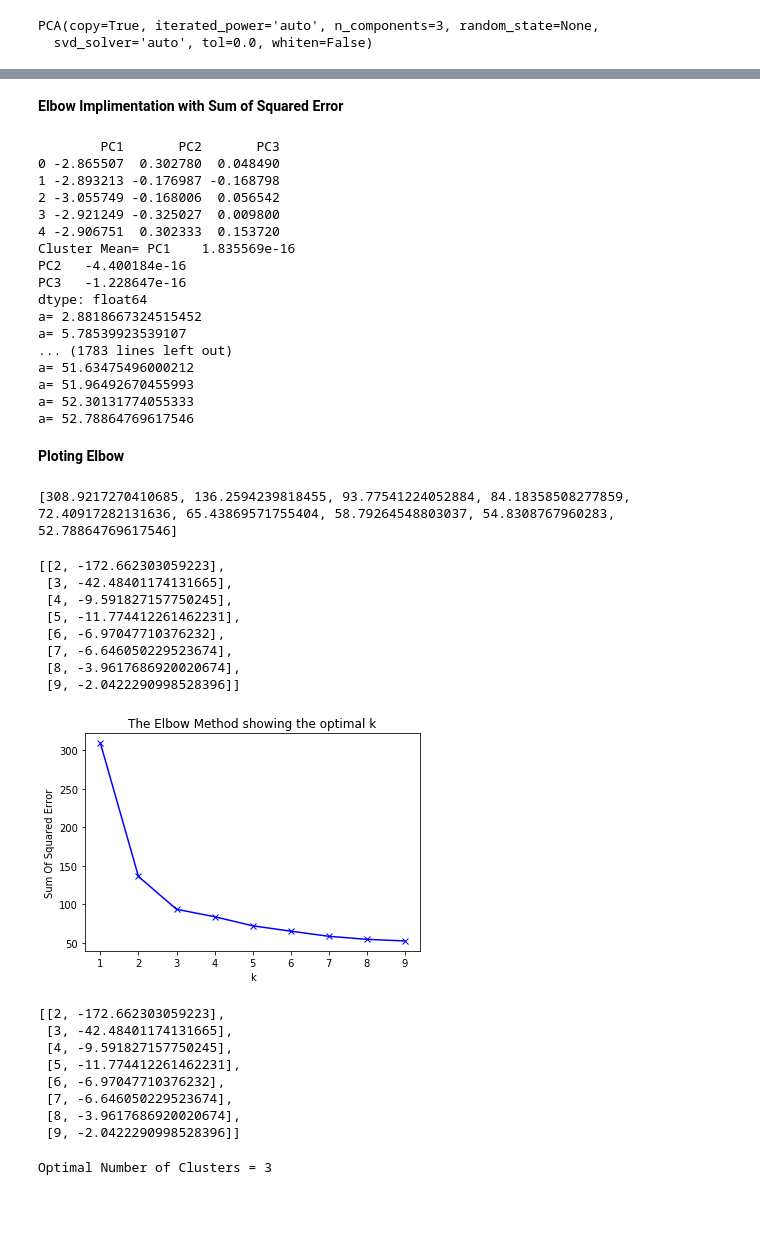
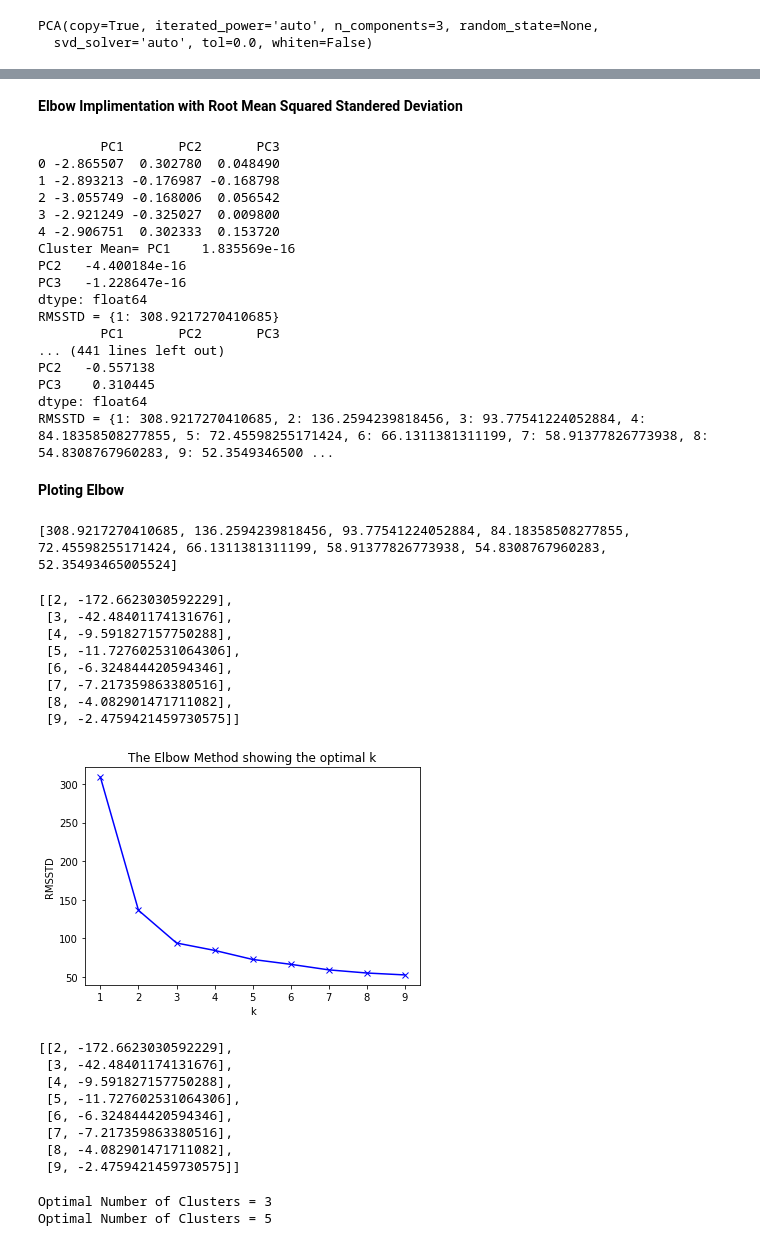
Before and after one commit to shobhitagrawal24/MasterThesis, a Jupyter notebook: Analysis/Iris/Elbow Method/Elbow with RMSSTD.ipynb, the cells around one changed output, grey strips where cells are left out. Saved outputs shown, nothing was run; the diff lists cells and outputs as text; code cells hidden in the pictures; blank space fills up the shorter version.

```diff
--- a/Analysis/Iris/Elbow Method/Elbow with RMSSTD.ipynb
+++ b/Analysis/Iris/Elbow Method/Elbow with RMSSTD.ipynb
@@ -60,12 +60,12 @@ array([[-2.86550669e+00,  3.02780442e-01,  4.84897211e-02],
 # %%
 sample = df_3d
 # %% [markdown]
-**Elbow Implimentation with Sum of Squared Error**
+**Elbow Implimentation with Root Mean Squared Standered Deviation**
 # %%
-SSE={}
+RMSSTD={}
 K = range(1,10)
 for k in K :
-    SSE[k]=0
+    RMSSTD[k]=0
     kmeansModel = KMeans(n_clusters=k)
     labels= kmeansModel.fit_predict(sample)
     centers = kmeansModel.cluster_centers_
@@ -83,11 +83,8 @@ for k in K :
             b=(row["PC2"]-cluster_mean["PC2"])**2
             c=(row["PC3"]-cluster_mean["PC3"])**2
             err=math.sqrt(a+b+c)
-            SSE[k]=SSE[k]+err
-            print("a= "+str(SSE[k]))
-            #print("//")
-        #print(g/len(cluster_datapoints["PC1"]))
-    #print(SSE)
+            RMSSTD[k]=RMSSTD[k]+err
+    print("RMSSTD = "+str(RMSSTD))
 # %% [output]
         PC1       PC2       PC3
 0 -2.865507  0.302780  0.048490
@@ -99,19 +96,19 @@ Cluster Mean= PC1    1.835569e-16
 PC2   -4.400184e-16
 PC3   -1.228647e-16
 dtype: float64
-a= 2.8818667324515452
-a= 5.78539923539107
-... (1783 lines left out)
-a= 51.63475496000212
-a= 51.96492670455993
-a= 52.30131774055333
-a= 52.78864769617546
+RMSSTD = {1: 308.9217270410685}
+        PC1       PC2       PC3
+... (441 lines left out)
+PC2   -0.557138
+PC3    0.310445
+dtype: float64
+RMSSTD = {1: 308.9217270410685, 2: 136.2594239818456, 3: 93.77541224052884, 4: 84.18358508277855, 5: 72.45598255171424, 6: 66.1311381311199, 7: 58.91377826773938, 8: 54.8308767960283, 9: 52.3549346500 ...
 # %% [markdown]
 **Ploting Elbow**
 # %%
 SSE_array=[]
 slope=[]
-for key,value in SSE.items():
+for key,value in RMSSTD.items():
     SSE_array.append(value)
 print(SSE_array)
 
@@ -121,34 +118,34 @@ for p in range(1,9):
     slope.append([p+1,s])
 slope
 # %% [output]
-[308.9217270410685, 136.2594239818455, 93.77541224052884, 84.18358508277859, 72.40917282131636, 65.43869571755404, 58.79264548803037, 54.8308767960283, 52.78864769617546]
+[308.9217270410685, 136.2594239818456, 93.77541224052884, 84.18358508277855, 72.45598255171424, 66.1311381311199, 58.91377826773938, 54.8308767960283, 52.35493465005524]
-[[2, -172.662303059223],
- [3, -42.48401174131665],
- [4, -9.591827157750245],
- [5, -11.774412261462231],
- [6, -6.97047710376232],
- [7, -6.646050229523674],
- [8, -3.9617686920020674],
- [9, -2.0422290998528396]]
+[[2, -172.6623030592229],
+ [3, -42.48401174131676],
+ [4, -9.591827157750288],
+ [5, -11.727602531064306],
+ [6, -6.324844420594346],
+ [7, -7.217359863380516],
+ [8, -4.082901471711082],
+ [9, -2.4759421459730575]]
 # %%
 plt.plot(K,SSE_array,'bx-')
 plt.xlabel('k')
-plt.ylabel('Sum Of Squared Error')
+plt.ylabel('RMSSTD')
 plt.title('The Elbow Method showing the optimal k')
 plt.show()
 # %% [output]
-[figure, old version]
+[figure, new version]
 # %%
 slope
 # %% [output]
-[[2, -172.662303059223],
- [3, -42.48401174131665],
- [4, -9.591827157750245],
- [5, -11.774412261462231],
- [6, -6.97047710376232],
- [7, -6.646050229523674],
- [8, -3.9617686920020674],
- [9, -2.0422290998528396]]
+[[2, -172.6623030592229],
+ [3, -42.48401174131676],
+ [4, -9.591827157750288],
+ [5, -11.727602531064306],
+ [6, -6.324844420594346],
+ [7, -7.217359863380516],
+ [8, -4.082901471711082],
+ [9, -2.4759421459730575]]
 # %%
 #chose the value after which there is a reduction in gain(rather loss)
 for a in range(0,7):
@@ -157,3 +154,4 @@ for a in range(0,7):
         print('Optimal Number of Clusters = '+str((slope[a][0])-1))
 # %% [output]
 Optimal Number of Clusters = 3
+Optimal Number of Clusters = 5
```
Also changed, not shown: 4 other files.
